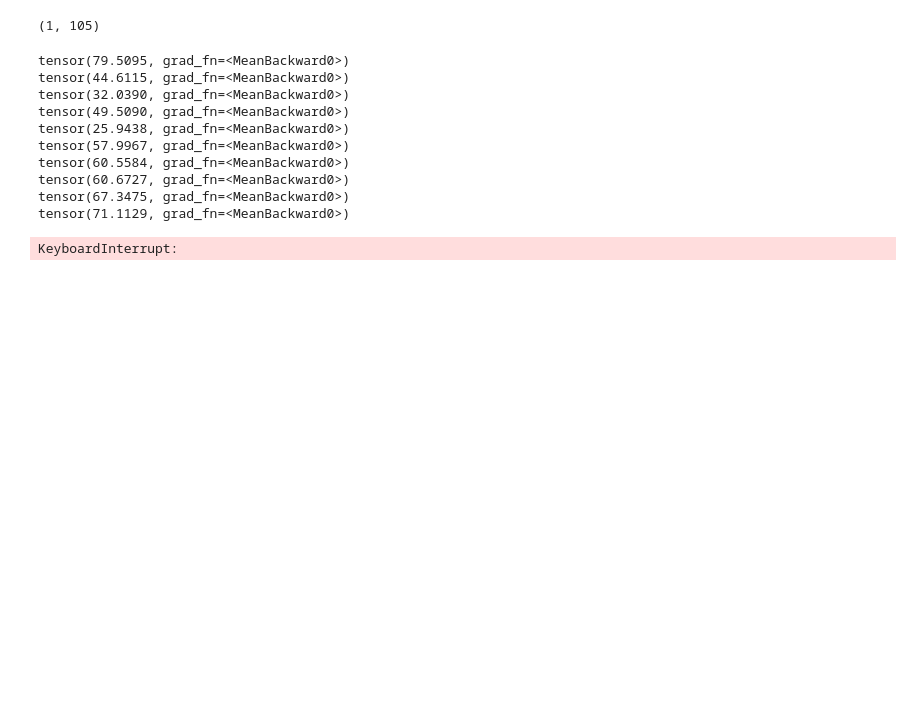
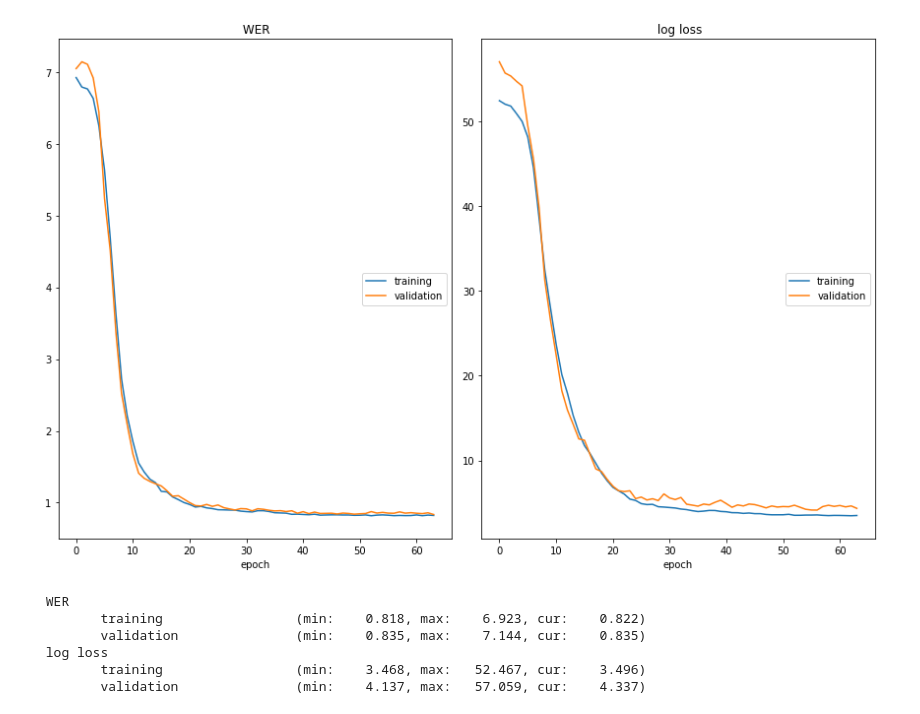
Before and after one commit to discort/chord-recognition, a Jupyter notebook: experiments/experiment6.ipynb, the cells around one changed output. Drawn from its saved outputs; the diff is of its cells as text; code cells hidden in the pictures; blank space fills up the shorter version.

Commit message:
test training of deep_harmony

```diff
--- a/experiments/experiment6.ipynb
+++ b/experiments/experiment6.ipynb
@@ -65,10 +62,6 @@ dataset = SequenceFrameDataset(
 indices = np.arange(len(dataset))
 idx_train, idx_val = train_test_split(
     indices, test_size=0.2, random_state=RANDOM_STATE)
-# %%
-TRAIN_MEAN.shape
-# %% [output]
-(1, 105)
 # %%
 # Calculate TRAIN_MEAN, TRAIN_STD
 X_train_temp = np.vstack([xi for xi,_ in dataset[idx_train]])
@@ -86,7 +79,7 @@ transform = transforms.Compose([
 train_data.dataset.transform = transform
 val_data.dataset.transform = transform
 # %%
-batch_size = 4
+batch_size = 128
 
 # Split dataset into train/val datasets
 loader_train = DataLoader(
@@ -109,42 +102,37 @@ dataloaders = {
 # %%
 model = deep_harmony(n_feats=105, n_cnn_layers=3, n_rnn_layers=3)
 if torch.cuda.is_available():
     model.cuda()
 
 learning_rate = 1e-3
-epochs=30
+epochs=64
 weight_decay = 0
 optimizer = optim.AdamW(
     model.parameters(),
     lr=learning_rate,
     betas=(0.9, 0.999),
     weight_decay=weight_decay)
 scheduler = optim.lr_scheduler.OneCycleLR(
     optimizer=optimizer,
     max_lr=1e-3,
-    final_div_factor=1e6,
     steps_per_epoch=len(loader_train),
     epochs=epochs,
     anneal_strategy='linear',
 )
 
 solver = Solver(
     model=model,
     optimizer=optimizer,
     dataloaders=dataloaders,
     scheduler=scheduler,
     trained_model_name="deep_auditory_v2_exp6.pth",
     epochs=epochs)
 solver.train()
 # %% [output]
+[figure, added]
-tensor(79.5095, grad_fn=<MeanBackward0>)
-tensor(44.6115, grad_fn=<MeanBackward0>)
-tensor(32.0390, grad_fn=<MeanBackward0>)
-tensor(49.5090, grad_fn=<MeanBackward0>)
-tensor(25.9438, grad_fn=<MeanBackward0>)
-tensor(57.9967, grad_fn=<MeanBackward0>)
-tensor(60.5584, grad_fn=<MeanBackward0>)
-tensor(60.6727, grad_fn=<MeanBackward0>)
-tensor(67.3475, grad_fn=<MeanBackward0>)
-tensor(71.1129, grad_fn=<MeanBackward0>)
+ WER
+        training                 (min:    0.818, max:    6.923, cur:    0.822)
+        validation               (min:    0.835, max:    7.144, cur:    0.835)
+ log loss
+        training                 (min:    3.468, max:   52.467, cur:    3.496)
+        validation               (min:    4.137, max:   57.059, cur:    4.337)
-KeyboardInterrupt:
```
Also changed, not shown: parts of 1 cell of this notebook, 1 other file.
